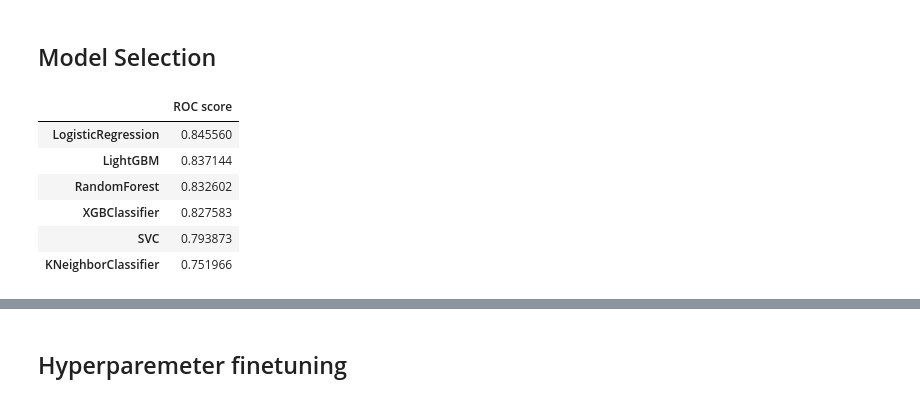
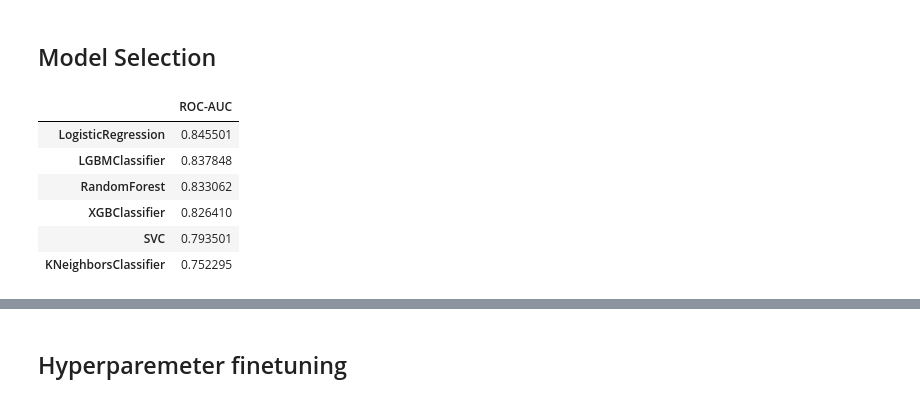
Before and after one commit to davidsinjaya/kaggle, a Jupyter notebook: telco_churn/telco-churn-eda-insights-and-predictions.ipynb, the cells around one changed output, grey strips where cells are left out. Drawn from its saved outputs; the diff is of its cells as text; code cells hidden in the pictures.

```diff
--- a/telco_churn/telco-churn-eda-insights-and-predictions.ipynb
+++ b/telco_churn/telco-churn-eda-insights-and-predictions.ipynb
@@ -425,37 +482,41 @@ roc['SVC'] = np.mean(np.array(scores))
 from xgboost import XGBClassifier
 
 xgb = XGBClassifier(random_state=42)
-scores = cross_val_score(xgb,X,y,cv=5, n_jobs=-1, scoring='roc_auc')
-roc['XGBClassifier'] = np.mean(np.array(scores))
+scores = cross_validate(xgb,X.values,y,cv=5, n_jobs=-1, scoring=('roc_auc', 'average_precision')) #somehow model will turn Nan score due to naming convention in tenure_bin. hence, remove the column names
+roc_auc['XGBClassifier'] = np.mean(np.array(scores['test_roc_auc']))
+pr_auc['XGBClassifier'] = np.mean(np.array(scores['test_average_precision']))
 # %%
 # LightGBM
 from lightgbm import LGBMClassifier
 
 lgbm = LGBMClassifier(random_state=42)
-scores = cross_val_score(lgbm,X,y,cv=5, n_jobs=-1, scoring='roc_auc')
-roc['LightGBM'] = np.mean(np.array(scores))
+scores = cross_validate(lgbm,X.values,y,cv=5, n_jobs=-1, scoring=('roc_auc', 'average_precision')) #somehow model will turn Nan score due to naming convention in tenure_bin. hence, remove the column names
+roc_auc['LGBMClassifier'] = np.mean(np.array(scores['test_roc_auc']))
+pr_auc['LGBMClassifier'] = np.mean(np.array(scores['test_average_precision']))
 # %%
 # Logistic Regression
 from sklearn.linear_model import LogisticRegression
 
 lr = LogisticRegression(random_state=42)
-scores = cross_val_score(lr,X,y,cv=5, n_jobs=-1, scoring='roc_auc')
-roc['LogisticRegression'] = np.mean(np.array(scores))
+scores = cross_validate(lr,X,y,cv=5, n_jobs=-1, scoring=('roc_auc', 'average_precision'))
+roc_auc['LogisticRegression'] = np.mean(np.array(scores['test_roc_auc']))
+pr_auc['LogisticRegression'] = np.mean(np.array(scores['test_average_precision']))
 # %%
 # KNeighborClassifier
 
 from sklearn.neighbors import KNeighborsClassifier
 
 knc = KNeighborsClassifier()
-scores = cross_val_score(knc,X,y,cv=5, n_jobs=-1, scoring='roc_auc')
-roc['KNeighborClassifier'] = np.mean(np.array(scores))
+scores = cross_validate(knc,X,y,cv=5, n_jobs=-1, scoring=('roc_auc', 'average_precision'))
+roc_auc['KNeighborsClassifier'] = np.mean(np.array(scores['test_roc_auc']))
+pr_auc['KNeighborsClassifier'] = np.mean(np.array(scores['test_average_precision']))
 # %%
-pd.DataFrame.from_dict(roc,orient='index', columns=['ROC score']).sort_values(by='ROC score', ascending=False)
+pd.DataFrame.from_dict(roc_auc,orient='index', columns=['ROC-AUC']).sort_values(by='ROC-AUC', ascending=False)
 # %% [output]
-|  | ROC score |
-| LogisticRegression | 0.845560 |
-| LightGBM | 0.837144 |
-| RandomForest | 0.832602 |
-| XGBClassifier | 0.827583 |
-| SVC | 0.793873 |
-| KNeighborClassifier | 0.751966 |
+|  | ROC-AUC |
+| LogisticRegression | 0.845501 |
+| LGBMClassifier | 0.837848 |
+| RandomForest | 0.833062 |
+| XGBClassifier | 0.826410 |
+| SVC | 0.793501 |
+| KNeighborsClassifier | 0.752295 |
```
Also changed, not shown: parts of 31 cells of this notebook.
